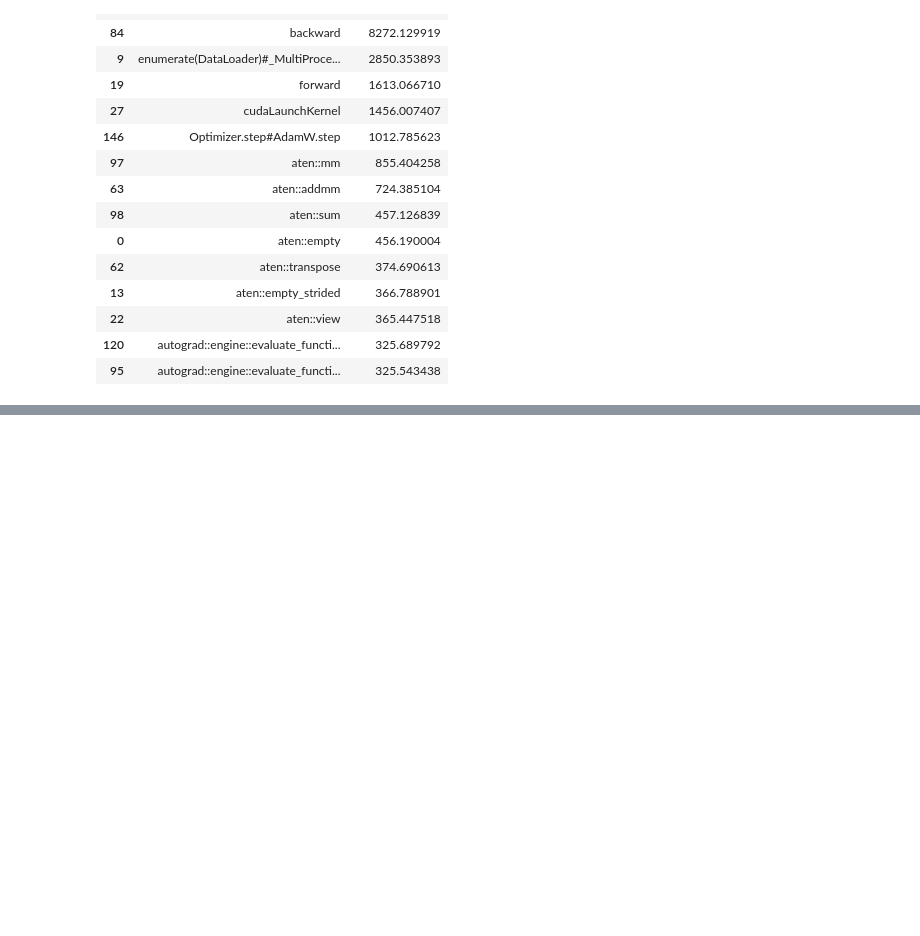
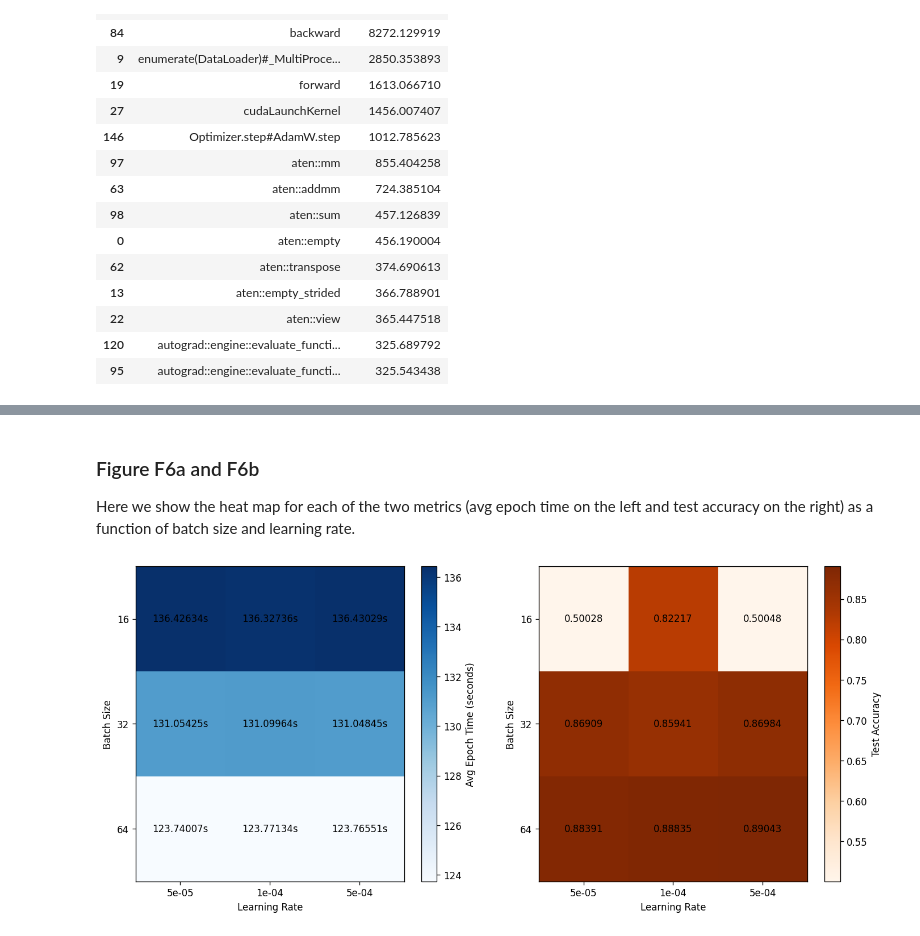
Before and after one commit to fred144/HPML_autumn25, a Jupyter notebook: pset2/hw2_fbg2107.ipynb, the cells around one changed output, grey strips where cells are left out. Cells and saved outputs as stored; diff of their text form; code cells hidden in the pictures; blank space fills up the shorter version.

```diff
--- a/pset2/hw2_fbg2107.ipynb
+++ b/pset2/hw2_fbg2107.ipynb
@@ -1118,0 +1550,65 @@ Train for 5 epochs on CPU and on GPU. Keep batch size and max length fixed acros
+# %% [markdown]
+### Figure F6a and F6b
+
+Here we show the heat map for each of the two metrics (avg epoch time on the left and test accuracy on the right) as a function of batch size and learning rate.
+# %%
+# Create the figure with 2 subplots
+fig, ax = plt.subplots(1, 2, figsize=(14, 6), dpi=120)
+
+# Prepare data for heatmaps - pivot the data
+heatmap_time = df_c6_table.pivot(
+    index="Batch", columns="LR", values="Avg Epoch Time (s)"
+)
+heatmap_accuracy = df_c6_table.pivot(index="Batch", columns="LR", values="Test Acc")
+
+# Figure F6a: Heatmap of avg epoch time
+im1 = ax[0].imshow(heatmap_time.values, cmap="Blues", aspect="auto")
+
+ax[0].set(xlabel="Learning Rate", ylabel="Batch Size")
+ax[0].set_xticks(range(len(heatmap_time.columns)))
+ax[0].set_xticklabels([f"{lr:.0e}" for lr in heatmap_time.columns])
+ax[0].set_yticks(range(len(heatmap_time.index)))
+ax[0].set_yticklabels(heatmap_time.index)
+
+for i in range(len(heatmap_time.index)):
+    for j in range(len(heatmap_time.columns)):
+        ax[0].text(
+            j,
+            i,
+            f"{heatmap_time.values[i, j]:.5f}s",
+            ha="center",
+            va="center",
+            color="k",
+        )
+
+plt.colorbar(im1, ax=ax[0], label="Avg Epoch Time (seconds)")
+
+# Figure F6b
+im2 = ax[1].imshow(heatmap_accuracy.values, cmap="Oranges", aspect="auto")
+
+ax[1].set(xlabel="Learning Rate", ylabel="Batch Size")
+ax[1].set_xticks(range(len(heatmap_accuracy.columns)))
+ax[1].set_xticklabels([f"{lr:.0e}" for lr in heatmap_accuracy.columns])
+ax[1].set_yticks(range(len(heatmap_accuracy.index)))
+ax[1].set_yticklabels(heatmap_accuracy.index)
+
+for i in range(len(heatmap_accuracy.index)):
+    for j in range(len(heatmap_accuracy.columns)):
+        ax[1].text(
+            j,
+            i,
+            f"{heatmap_accuracy.values[i, j]:.5f}",
+            ha="center",
+            va="center",
+            color="k",
+        )
+plt.colorbar(im2, ax=ax[1], label="Test Accuracy")
+plt.show()
+fig.savefig("F6_hyperparameter_heatmaps.png", dpi=300, bbox_inches="tight")
+
+
+# wandb.init(project="hpml-hw2-llm", group="C6_figures")
+# wandb.log({"F6_Hyperparameter_Heatmaps": wandb.Image(fig)})
+# wandb.finish()
+# %% [output]
+[figure, added]
```
Also changed, not shown: parts of 21 cells of this notebook, 10 other files.
